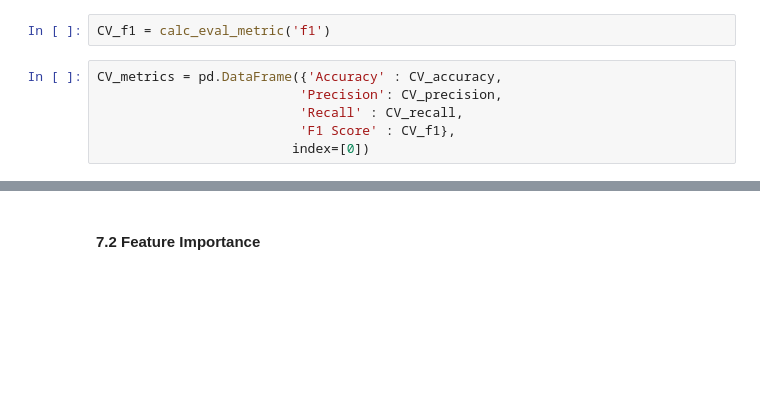
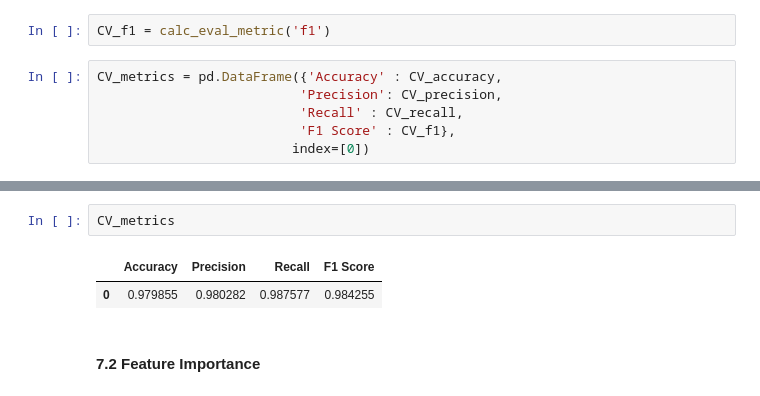
Before and after one commit to bradwinchester/capstone, a Jupyter notebook: winchester_capstone.ipynb, the cells around one changed output, grey strips where cells are left out. Drawn from its saved outputs; the diff is of its cells as text; blank space fills up the shorter version.

```diff
--- a/winchester_capstone.ipynb
+++ b/winchester_capstone.ipynb
@@ -402,3 +379,8 @@ CV_metrics.T.plot.bar(legend=False);
+# %%
+CV_metrics
+# %% [output]
+|  | Accuracy | Precision | Recall | F1 Score |
+| 0 | 0.979855 | 0.980282 | 0.987577 | 0.984255 |
 # %% [markdown]
 #### 7.2 Feature Importance
 # %%
```
Also changed, not shown: parts of 7 cells of this notebook.
